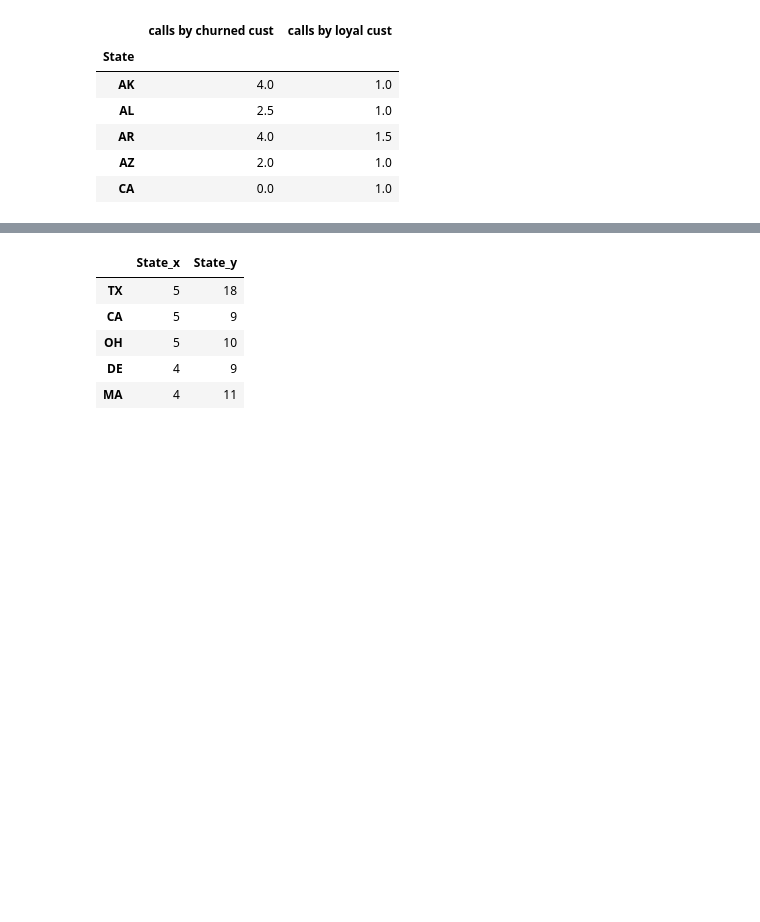
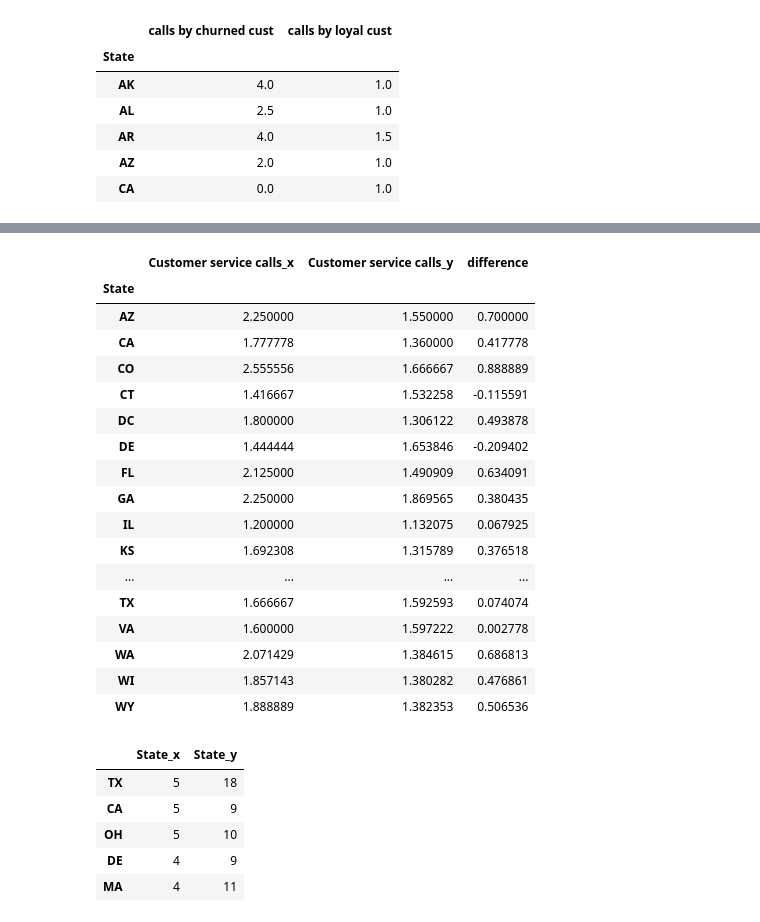
Before and after one commit to Ashvin-Vargez/Telecom-Churn-Analysis-EDA-Project-, a Jupyter notebook: eda_Telecom_Churn_Analysis_Capstone_Project.ipynb, the cells around one changed output, grey strips where cells are left out. Drawn from its saved outputs; the diff is of its cells as text; code cells hidden in the pictures; blank space fills up the shorter version.

```diff
--- a/eda_Telecom_Churn_Analysis_Capstone_Project.ipynb
+++ b/eda_Telecom_Churn_Analysis_Capstone_Project.ipynb
@@ -309,3 +316,25 @@ mean_calls
+# %%
+mean_calls['difference'] = mean_calls['Customer service calls_x']- mean_calls['Customer service calls_y']
+mean_calls[mean_calls['difference']<=1]
+# %% [output]
+|  | Customer service calls_x | Customer service calls_y | difference |
+| State |  |  |  |
+| AZ | 2.250000 | 1.550000 | 0.700000 |
+| CA | 1.777778 | 1.360000 | 0.417778 |
+| CO | 2.555556 | 1.666667 | 0.888889 |
+| CT | 1.416667 | 1.532258 | -0.115591 |
+| DC | 1.800000 | 1.306122 | 0.493878 |
+| DE | 1.444444 | 1.653846 | -0.209402 |
+| FL | 2.125000 | 1.490909 | 0.634091 |
+| GA | 2.250000 | 1.869565 | 0.380435 |
+| IL | 1.200000 | 1.132075 | 0.067925 |
+| KS | 1.692308 | 1.315789 | 0.376518 |
+| ... | ... | ... | ... |
+| TX | 1.666667 | 1.592593 | 0.074074 |
+| VA | 1.600000 | 1.597222 | 0.002778 |
+| WA | 2.071429 | 1.384615 | 0.686813 |
+| WI | 1.857143 | 1.380282 | 0.476861 |
+| WY | 1.888889 | 1.382353 | 0.506536 |
 # %%
 # checking customers who have churned without making a customer service call
 df_no_call_churn = df_churn[df_churn['Customer service calls']== 0 ]
```
Also changed, not shown: parts of 2 cells of this notebook.
